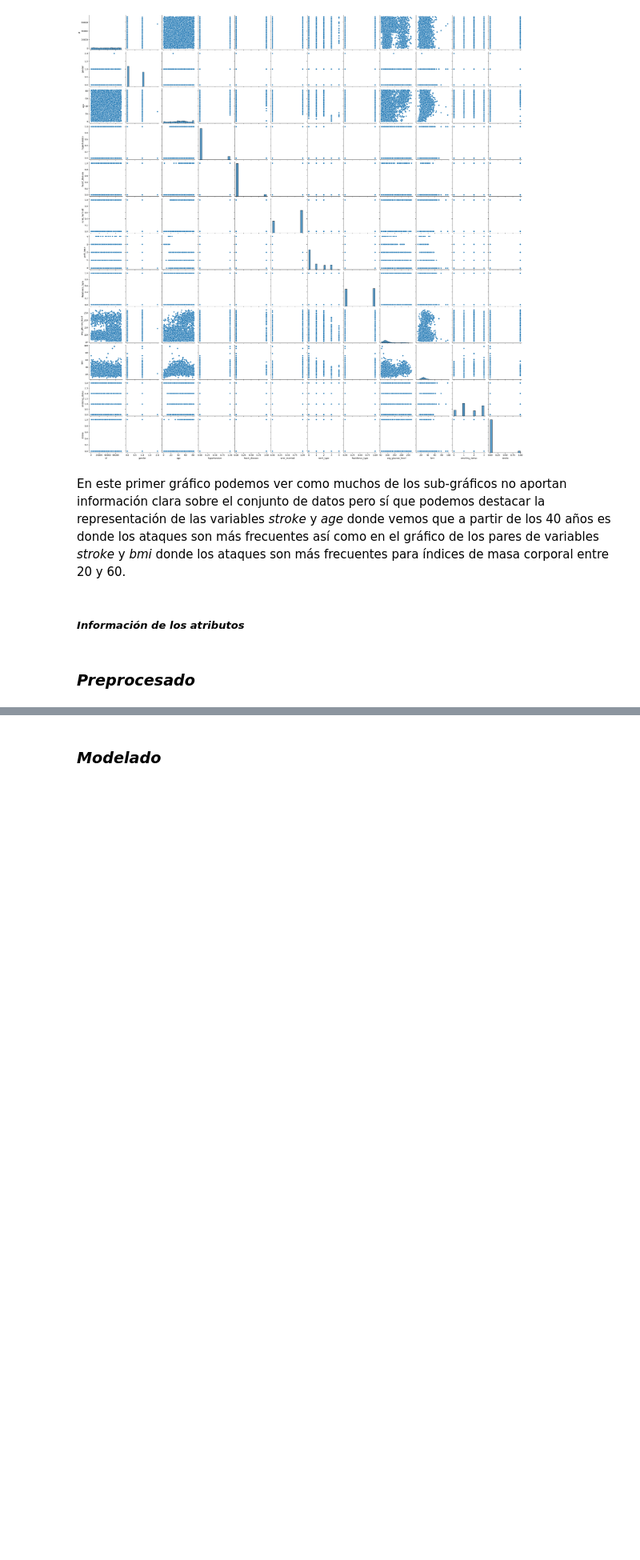
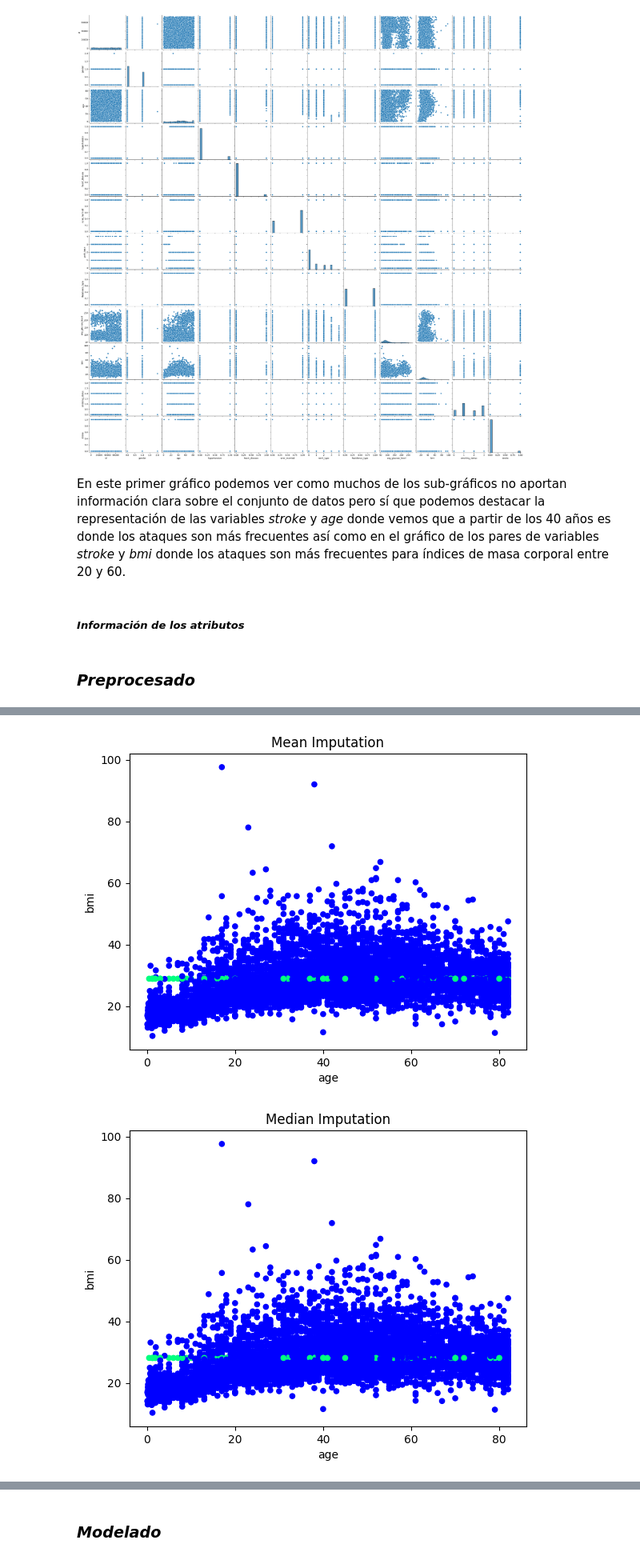
Before and after one commit to ajlorenzo1315/Mineria_de_Datos_2024, a Jupyter notebook: Practica1.ipynb, the cells around one changed output, grey strips where cells are left out. Shown at 80% size. Cells and saved outputs as stored; diff of their text form; code cells hidden in the pictures; blank space fills up the shorter version.

```diff
--- a/Practica1.ipynb
+++ b/Practica1.ipynb
@@ -82,0 +159,45 @@ En este primer gráfico podemos ver como muchos de los sub-gráficos no aportan
+# %%
+# Mean Imputation
+df_imp1 = datos.copy()
+si1 = SimpleImputer(strategy='mean')
+df_imp1['bmi'] = si1.fit_transform(df_imp1['bmi'].values.reshape(-1,1))
+
+# Median Imputation
+si2 = SimpleImputer(strategy='median')
+df_imp2 = datos.copy()
+df_imp2['bmi'] = si2.fit_transform(df_imp2['bmi'].values.reshape(-1,1))
+
+# Most Frequent Imputation
+si3 = SimpleImputer(strategy='most_frequent')
+df_imp3 = datos.copy()
+df_imp3['bmi'] = si3.fit_transform(df_imp3['bmi'].values.reshape(-1,1))
+
+# Constant Imputation: elegimos el valor 30
+si4 = SimpleImputer(strategy='constant', fill_value=30)
+df_imp4 = datos.copy()
+df_imp4['bmi'] = si4.fit_transform(df_imp4['bmi'].values.reshape(-1,1))
+
+# KNN Imputation
+knni = KNNImputer(n_neighbors=5, weights="uniform")
+df_imp5 = datos.copy()
+df_imp5['bmi'] = knni.fit_transform(df_imp5['bmi'].values.reshape(-1,1))
+# %%
+null_values = datos['bmi'].isnull()
+
+fig = plt.Figure()
+fig = df_imp1.plot(x="age", y='bmi', kind='scatter', c=null_values, cmap='winter', title='Mean Imputation', colorbar=False)
+
+fig = plt.Figure()
+fig = df_imp2.plot(x="age", y='bmi', kind='scatter', c=null_values, cmap='winter', title='Median Imputation', colorbar=False)
+
+fig = plt.Figure()
+fig = df_imp3.plot(x="age", y='bmi', kind='scatter', c=null_values, cmap='winter', title='Most Frequent Imputation', colorbar=False)
+
+fig = plt.Figure()
+fig = df_imp4.plot(x="age", y='bmi', kind='scatter', c=null_values, cmap='winter', title='Constant Imputation', colorbar=False)
+
+fig = plt.Figure()
+fig = df_imp5.plot(x="age", y='bmi', kind='scatter', c=null_values, cmap='winter', title='KNN Imputation', colorbar=False)
+# %% [output]
+[figure, added]
+[figure, added]
```
Also changed, not shown: parts of 42 cells of this notebook.
